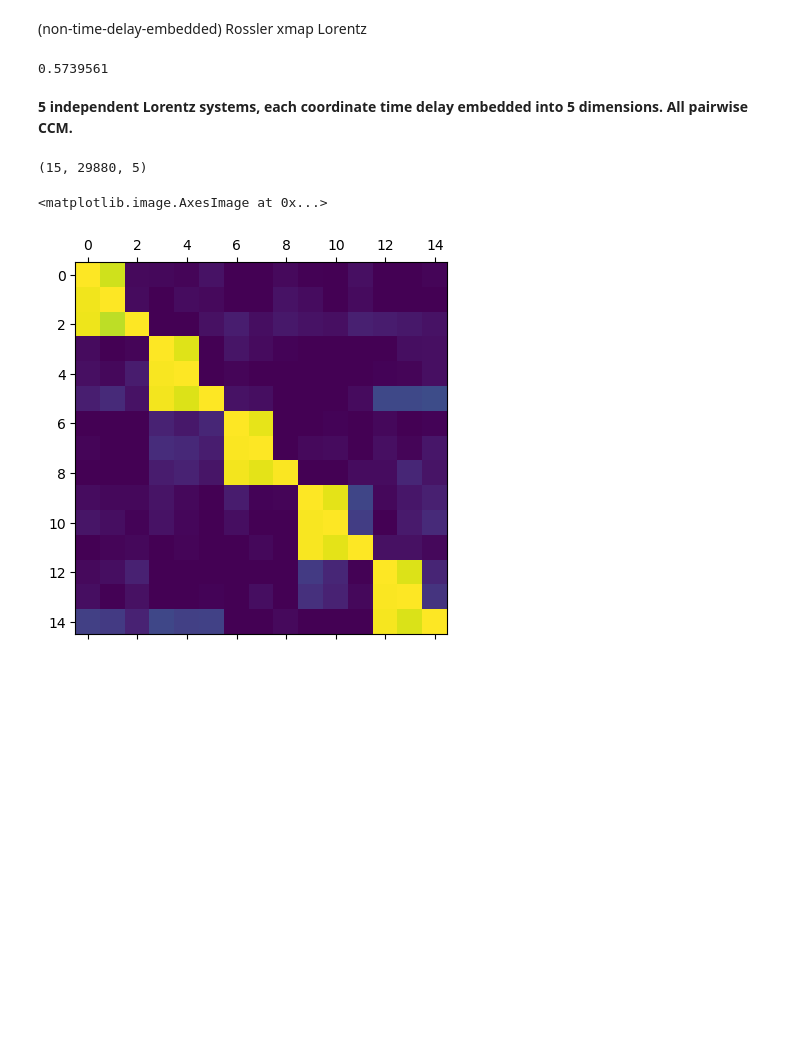
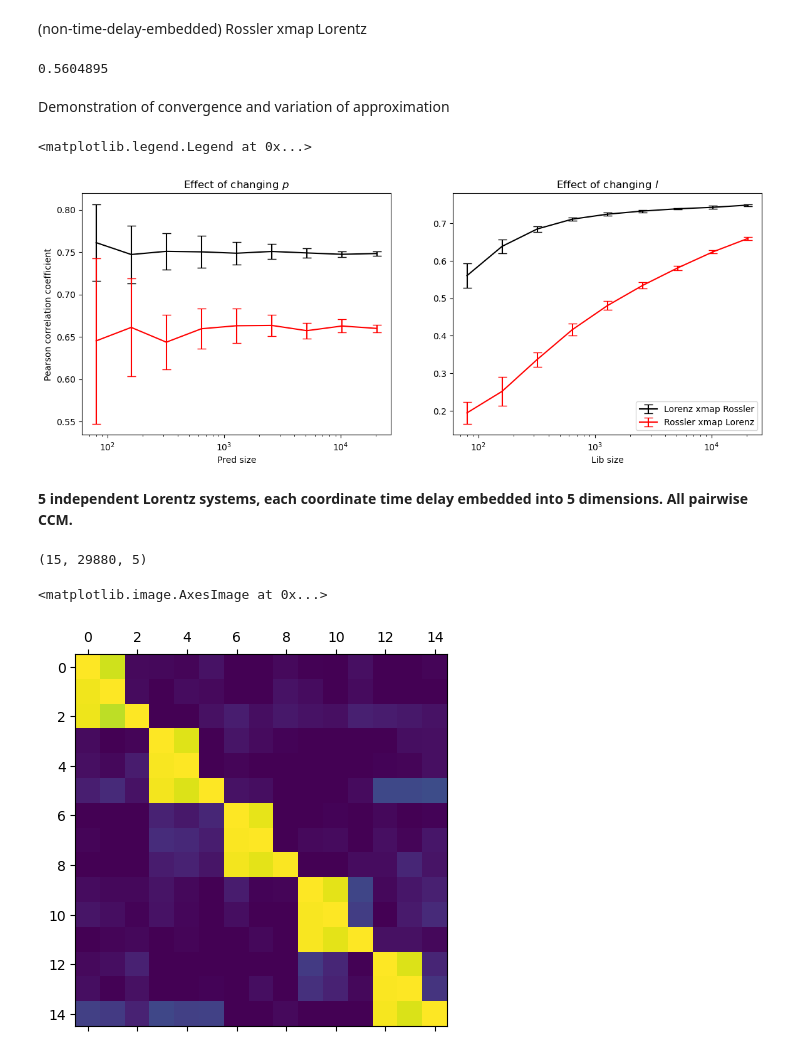
Before and after one commit to z7743/FastCCM, a Jupyter notebook: notebooks/FastCCM usage examples.ipynb, the cells around one changed output. Saved outputs shown, nothing was run; the diff lists cells and outputs as text; code cells hidden in the pictures; blank space fills up the shorter version.

```diff
--- a/notebooks/FastCCM usage examples.ipynb
+++ b/notebooks/FastCCM usage examples.ipynb
@@ -35,9 +35,57 @@ ccm.compute(X[:,:3][None],X[:,3:][None],10000,1500,50,20,0).mean()
 # %% [markdown]
 (non-time-delay-embedded) Rossler xmap Lorentz
 # %%
-ccm.compute(X[:,3:][None],X[:,:3][None],10000,1500,50,20,0).mean()
+ccm.compute(X[:,3:][None],X[:,:3][None],5000,500,50,20,0).mean()
 # %% [output]
-0.5739561
+0.5604895
+# %% [markdown]
+Demonstration of convergence and variation of approximation
+# %%
+sizes = [80, 160, 320, 640, 1280, 2560, 5120, 10240, 20480]
+
+res_p_XY = []
+for i in sizes:
+    for e in range(20):
+        res_p_XY += [ccm.compute(X[:,:3][None],X[:,3:][None],20000,i,20,10,0).mean()]
+res_p_XY = np.array(res_p_XY).reshape(-1,20)
+
+res_p_YX= []
+for i in sizes:
+    for e in range(20):
+        res_p_YX += [ccm.compute(X[:,3:][None],X[:,:3][None],20000,i,20,10,0).mean()]
+res_p_YX = np.array(res_p_YX).reshape(-1,20)
+# %%
+res_l_XY = []
+for i in sizes:
+    for e in range(20):
+        res_l_XY += [ccm.compute(X[:,:3][None],X[:,3:][None],i,20000,20,10,0).mean()]
+res_l_XY = np.array(res_l_XY).reshape(-1,20)
+
+res_l_YX = []
+for i in sizes:
+    for e in range(20):
+        res_l_YX += [ccm.compute(X[:,3:][None],X[:,:3][None],i,20000,20,10,0).mean()]
+res_l_YX = np.array(res_l_YX).reshape(-1,20)
+# %%
+plt.figure(figsize=(14,5))
+plt.subplot(1,2,1)
+plt.title("Effect of changing $p$")
+plt.errorbar(sizes,res_p_XY.mean(axis=1),yerr=res_p_XY.std(axis=1),capsize=5, color="black", label="Lorenz xmap Rossler")
+plt.errorbar(sizes,res_p_YX.mean(axis=1),yerr=res_p_YX.std(axis=1),capsize=5, color="red", label="Rossler xmap Lorenz")
+plt.ylabel("Pearson correlation coefficient")
+plt.xlabel("Pred size")
+plt.xscale("log")
+
+plt.subplot(1,2,2)
+plt.title("Effect of changing $l$")
+plt.errorbar(sizes,res_l_XY.mean(axis=1),yerr=res_l_XY.std(axis=1),capsize=5, color="black", label="Lorenz xmap Rossler" )
+plt.errorbar(sizes,res_l_YX.mean(axis=1),yerr=res_l_YX.std(axis=1),capsize=5, color="red", label="Rossler xmap Lorenz" )
+plt.xscale("log")
+plt.xlabel("Lib size")
+plt.legend()
+# %% [output]
+<matplotlib.legend.Legend at 0x...>
+[figure, added]
 # %% [markdown]
 **5 independent Lorentz systems, each coordinate time delay embedded into 5 dimensions. All pairwise CCM.**
 # %%
```
Also changed, not shown: parts of 2 cells of this notebook.
